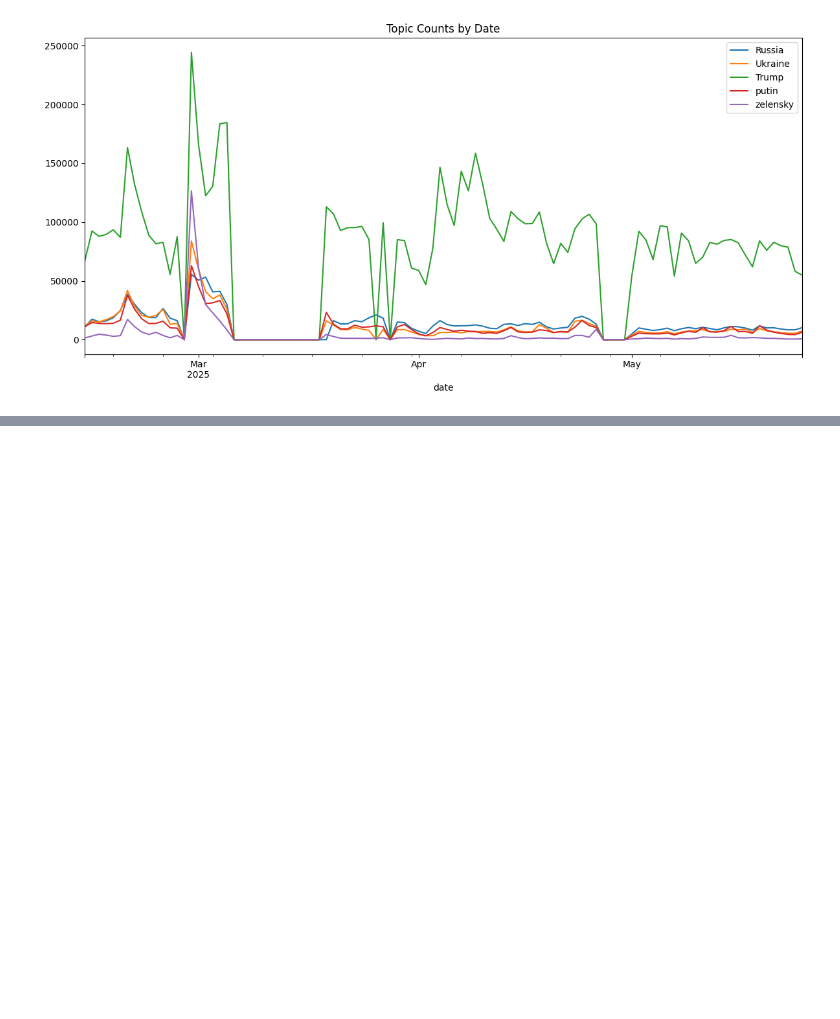
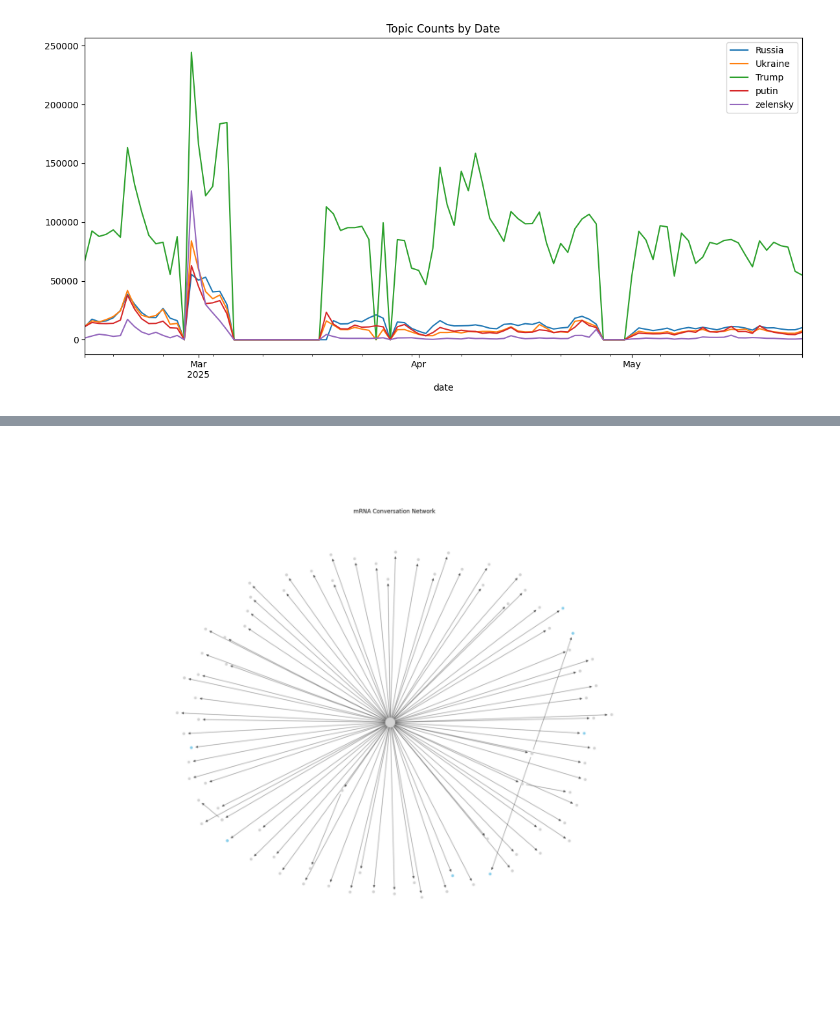
Before and after one commit to bwlambert/bluesky_notebooks, a Jupyter notebook: p1.ipynb, the cells around one changed output, grey strips where cells are left out. Saved outputs shown, nothing was run; the diff lists cells and outputs as text; code cells hidden in the pictures; blank space fills up the shorter version.

```diff
--- a/p1.ipynb
+++ b/p1.ipynb
@@ -245,0 +273,7 @@ plt.show()
+# %%
+plt.figure(figsize=(10, 8))
+plt.axis('off')
+plt.imshow(mpimg.imread('conversation_network.png'))
+plt.show()
+# %% [output]
+[figure, added]
```
Also changed, not shown: parts of 4 cells of this notebook, 3 other files.
